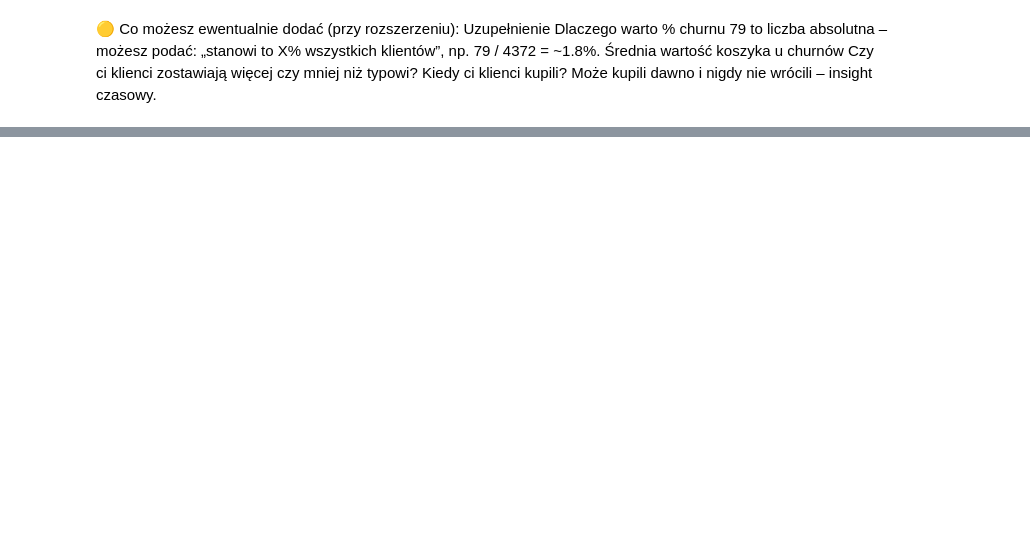
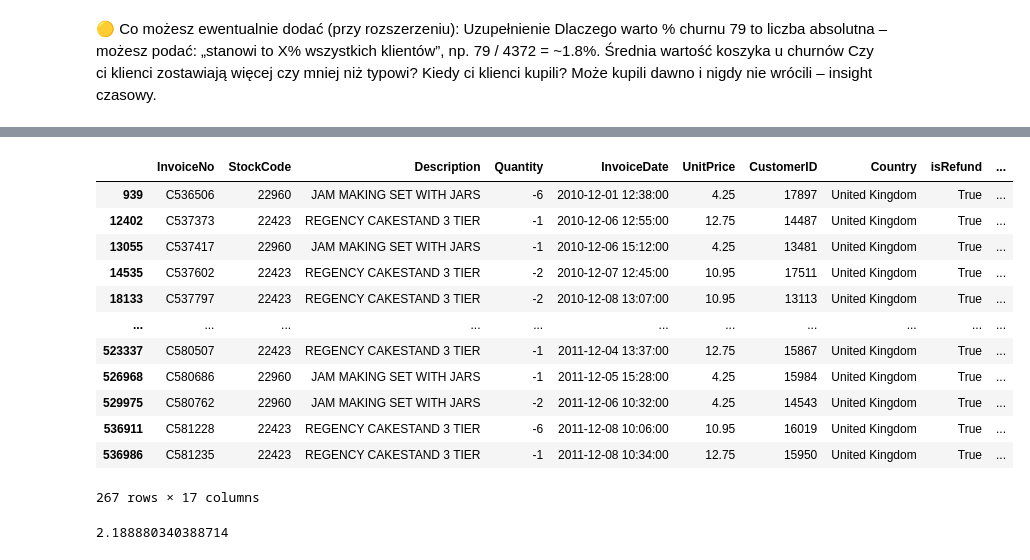
Before and after one commit to pomoreqq/eCommerceCustomerBehaviorAnalysis, a Jupyter notebook: notebook/analysis.ipynb, the cells around one changed output, grey strips where cells are left out. Saved outputs shown, nothing was run; the diff lists cells and outputs as text; code cells hidden in the pictures; blank space fills up the shorter version.

```diff
--- a/notebook/analysis.ipynb
+++ b/notebook/analysis.ipynb
@@ -1011,0 +1132,4 @@ print("Najpóźniejszy zakup churnów:", dataChurn['InvoiceDate'].max())
+# %%
+dataForRefunds = data[data['isRefund'] == True]
+uniqueDataRefunds = dataForRefunds['StockCode'].value_counts(ascending=False)
+uniqueDataRefunds
@@ -1011,0 +1150,23 @@ print("Najpóźniejszy zakup churnów:", dataChurn['InvoiceDate'].max())
+# %%
+TwoMostRefundedProducts = dataForRefunds[dataForRefunds['StockCode'].isin(['22423','22960'])]
+TwoMostRefundedProducts
+# %% [output]
+|  | InvoiceNo | StockCode | Description | Quantity | InvoiceDate | UnitPrice | CustomerID | Country | isRefund | ... |
+| 939 | C536506 | 22960 | JAM MAKING SET WITH JARS | -6 | 2010-12-01 12:38:00 | 4.25 | 17897 | United Kingdom | True | ... |
+| 12402 | C537373 | 22423 | REGENCY CAKESTAND 3 TIER | -1 | 2010-12-06 12:55:00 | 12.75 | 14487 | United Kingdom | True | ... |
+| 13055 | C537417 | 22960 | JAM MAKING SET WITH JARS | -1 | 2010-12-06 15:12:00 | 4.25 | 13481 | United Kingdom | True | ... |
+| 14535 | C537602 | 22423 | REGENCY CAKESTAND 3 TIER | -2 | 2010-12-07 12:45:00 | 10.95 | 17511 | United Kingdom | True | ... |
+| 18133 | C537797 | 22423 | REGENCY CAKESTAND 3 TIER | -2 | 2010-12-08 13:07:00 | 10.95 | 13113 | United Kingdom | True | ... |
+| ... | ... | ... | ... | ... | ... | ... | ... | ... | ... | ... |
+| 523337 | C580507 | 22423 | REGENCY CAKESTAND 3 TIER | -1 | 2011-12-04 13:37:00 | 12.75 | 15867 | United Kingdom | True | ... |
+| 526968 | C580686 | 22960 | JAM MAKING SET WITH JARS | -1 | 2011-12-05 15:28:00 | 4.25 | 15984 | United Kingdom | True | ... |
+| 529975 | C580762 | 22960 | JAM MAKING SET WITH JARS | -2 | 2011-12-06 10:32:00 | 4.25 | 14543 | United Kingdom | True | ... |
+| 536911 | C581228 | 22423 | REGENCY CAKESTAND 3 TIER | -6 | 2011-12-08 10:06:00 | 10.95 | 16019 | United Kingdom | True | ... |
+| 536986 | C581235 | 22423 | REGENCY CAKESTAND 3 TIER | -1 | 2011-12-08 10:34:00 | 12.75 | 15950 | United Kingdom | True | ... |
+267 rows × 17 columns
+# %%
+sumOfrefunds = len(data[data['isRefund'] == True])
+percentageOfRefunds = (sumOfrefunds / len(data)) * 100
+percentageOfRefunds
+# %% [output]
+2.188880340388714
```
Also changed, not shown: parts of 40 cells of this notebook.
